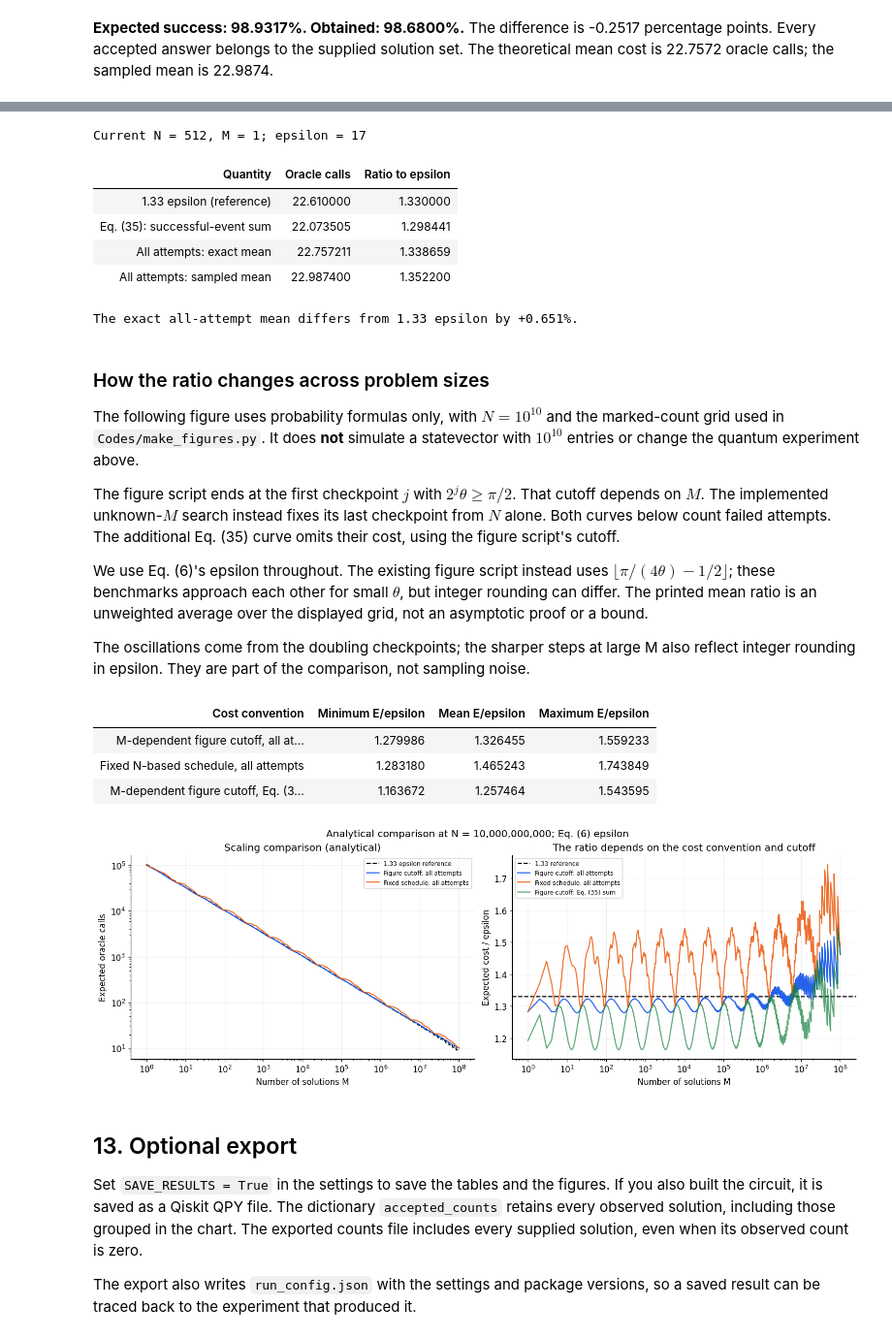
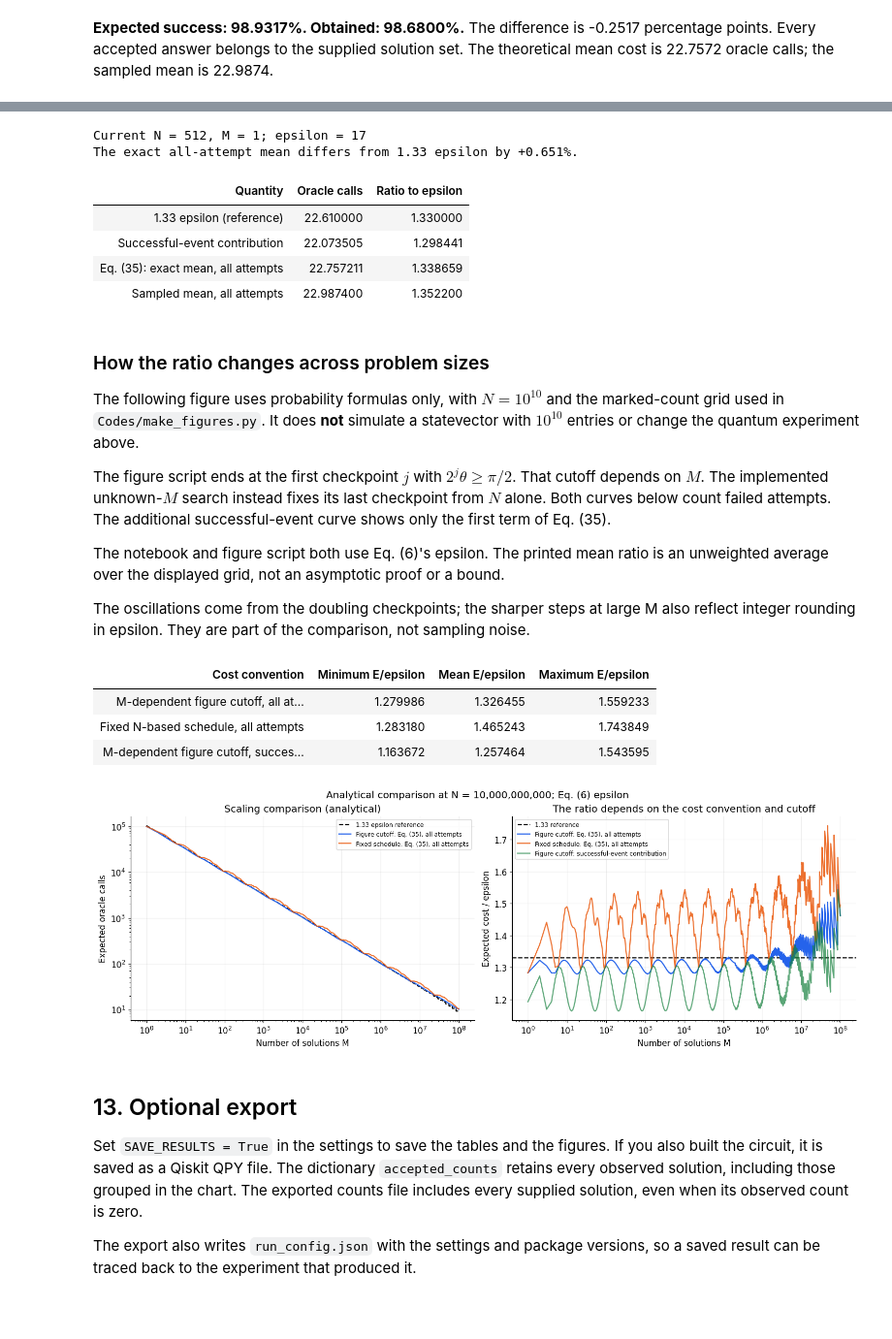
Before and after one commit to dubeyPraY/Fixed-Point-Search, a Jupyter notebook: notebooks/fixed_point_search.ipynb, the cells around one changed output, grey strips where cells are left out. Shown at 97% size. Drawn from its saved outputs; the diff is of its cells as text; code cells hidden in the pictures; blank space fills up the shorter version.

Commit message:
Corrected eq 35 in the manuscript
Added the missing failure term in equation 35 of the manuscript.

```diff
--- a/notebooks/fixed_point_search.ipynb
+++ b/notebooks/fixed_point_search.ipynb
@@ -741,9 +740,9 @@ epsilon_headers = ["Quantity", "Oracle calls", "Ratio to epsilon"]
 epsilon_rows = []
 cost_comparisons = [
     ("1.33 epsilon (reference)", 1.33 * epsilon if epsilon is not None else None),
-    ("Eq. (35): successful-event sum", successful_event_cost),
-    ("All attempts: exact mean", result["expected_oracle_calls"]),
-    ("All attempts: sampled mean", sampled_query_mean),
+    ("Successful-event contribution", successful_event_cost),
+    ("Eq. (35): exact mean, all attempts", result["expected_oracle_calls"]),
+    ("Sampled mean, all attempts", sampled_query_mean),
 ]
 for label, value in cost_comparisons:
     ratio = f"{value / epsilon:.6f}" if epsilon and value is not None else "undefined"
@@ -757,12 +756,12 @@ else:
     print("The epsilon ratio is not defined for this setting. The search results above still apply.")
 # %% [output]
 Current N = 512, M = 1; epsilon = 17
+The exact all-attempt mean differs from 1.33 epsilon by +0.651%.
 | Quantity | Oracle calls | Ratio to epsilon |
 | 1.33 epsilon (reference) | 22.610000 | 1.330000 |
-| Eq. (35): successful-event sum | 22.073505 | 1.298441 |
-| All attempts: exact mean | 22.757211 | 1.338659 |
-| All attempts: sampled mean | 22.987400 | 1.352200 |
+| Successful-event contribution | 22.073505 | 1.298441 |
+| Eq. (35): exact mean, all attempts | 22.757211 | 1.338659 |
+| Sampled mean, all attempts | 22.987400 | 1.352200 |
-The exact all-attempt mean differs from 1.33 epsilon by +0.651%.
 # %% [markdown]
 ### How the ratio changes across problem sizes
 
@@ -773,12 +772,11 @@ statevector with $10^{10}$ entries or change the quantum experiment above.
 The figure script ends at the first checkpoint $j$ with $2^j\theta\ge\pi/2$.
 That cutoff depends on $M$. The implemented unknown-$M$ search instead fixes
 its last checkpoint from $N$ alone. Both curves below count failed attempts.
-The additional Eq. (35) curve omits their cost, using the figure script's cutoff.
+The additional successful-event curve shows only the first term of Eq. (35).
 
-We use Eq. (6)'s epsilon throughout. The existing figure script instead uses
-$\lfloor\pi/(4\theta)-1/2\rfloor$; these benchmarks approach each other for
-small $\theta$, but integer rounding can differ. The printed mean ratio is an
-unweighted average over the displayed grid, not an asymptotic proof or a bound.
+The notebook and figure script both use Eq. (6)'s epsilon. The printed mean
+ratio is an unweighted average over the displayed grid, not an asymptotic
+proof or a bound.
 
 The oscillations come from the doubling checkpoints; the sharper steps at large M
 also reflect integer rounding in epsilon. They are part of the comparison, not
@@ -813,41 +811,41 @@ sweep_values = np.array(sweep_rows, dtype=float)
 sweep_epsilon = sweep_values[:, 1]
 figure_ratios = sweep_values[:, 5] / sweep_epsilon
 fixed_ratios = sweep_values[:, 6] / sweep_epsilon
 event_ratios = sweep_values[:, 4] / sweep_epsilon
 show_table(["Cost convention", "Minimum E/epsilon", "Mean E/epsilon", "Maximum E/epsilon"], [
     [name, f"{ratios.min():.6f}", f"{ratios.mean():.6f}", f"{ratios.max():.6f}"]
     for name, ratios in [("M-dependent figure cutoff, all attempts", figure_ratios),
                          ("Fixed N-based schedule, all attempts", fixed_ratios),
-                         ("M-dependent figure cutoff, Eq. (35) sum", event_ratios)]
+                         ("M-dependent figure cutoff, successful-event contribution", event_ratios)]
 ])
 
 fig, axes = plt.subplots(1, 2, figsize=(14, 4.8), constrained_layout=True)
 ax = axes[0]
 ax.loglog(sweep_marked, 1.33*sweep_epsilon, "--", color="black", label="1.33 epsilon reference")
-ax.loglog(sweep_marked, sweep_values[:, 5], color=blue, label="Figure cutoff: all attempts")
-ax.loglog(sweep_marked, sweep_values[:, 6], color=orange, alpha=.85, label="Fixed schedule: all attempts")
+ax.loglog(sweep_marked, sweep_values[:, 5], color=blue, label="Figure cutoff: Eq. (35), all attempts")
+ax.loglog(sweep_marked, sweep_values[:, 6], color=orange, alpha=.85, label="Fixed schedule: Eq. (35), all attempts")
 ax.set(xlabel="Number of solutions M", ylabel="Expected oracle calls",
        title="Scaling comparison (analytical)")
 ax.legend(fontsize=8)
 
 ax = axes[1]
 ax.axhline(1.33, color="black", ls="--", label="1.33 reference")
-ax.semilogx(sweep_marked, figure_ratios, color=blue, label="Figure cutoff: all attempts")
-ax.semilogx(sweep_marked, fixed_ratios, color=orange, alpha=.85, label="Fixed schedule: all attempts")
-ax.semilogx(sweep_marked, event_ratios, color=green, alpha=.7, label="Figure cutoff: Eq. (35) sum")
+ax.semilogx(sweep_marked, figure_ratios, color=blue, label="Figure cutoff: Eq. (35), all attempts")
+ax.semilogx(sweep_marked, fixed_ratios, color=orange, alpha=.85, label="Fixed schedule: Eq. (35), all attempts")
+ax.semilogx(sweep_marked, event_ratios, color=green, alpha=.7, label="Figure cutoff: successful-event contribution")
 ax.set(xlabel="Number of solutions M", ylabel="Expected cost / epsilon",
        title="The ratio depends on the cost convention and cutoff")
 ax.legend(fontsize=8)
 fig.suptitle(f"Analytical comparison at N = {PAPER_SWEEP_N:,}; Eq. (6) epsilon", fontsize=13)
 figures["oracle_scaling"] = fig
 display(fig)
 plt.close(fig)
 # %% [output]
 | Cost convention | Minimum E/epsilon | Mean E/epsilon | Maximum E/epsilon |
 | M-dependent figure cutoff, all at... | 1.279986 | 1.326455 | 1.559233 |
 | Fixed N-based schedule, all attempts | 1.283180 | 1.465243 | 1.743849 |
-| M-dependent figure cutoff, Eq. (3... | 1.163672 | 1.257464 | 1.543595 |
+| M-dependent figure cutoff, succes... | 1.163672 | 1.257464 | 1.543595 |
-[figure, old version]
+[figure, new version]
 # %% [markdown]
 ## 13. Optional export
 
```
Also changed, not shown: parts of 3 cells of this notebook, 17 other files.
